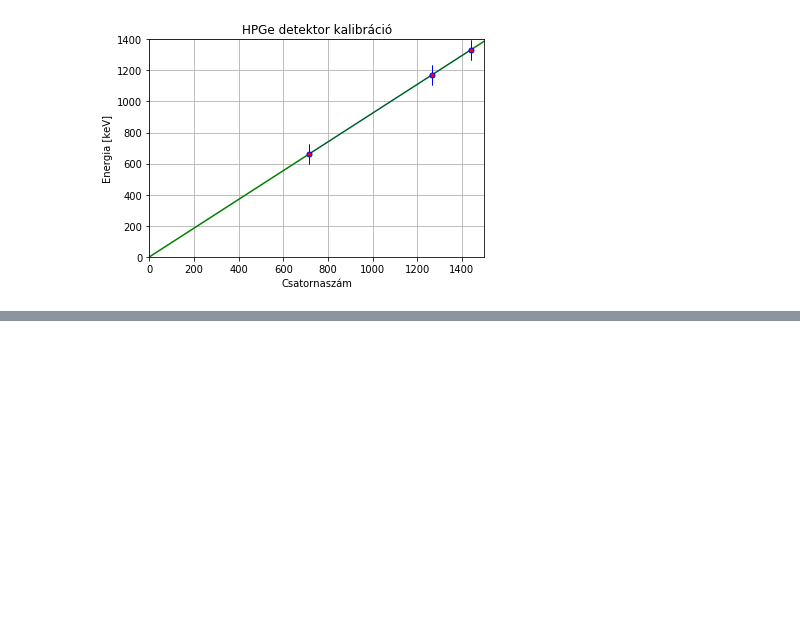
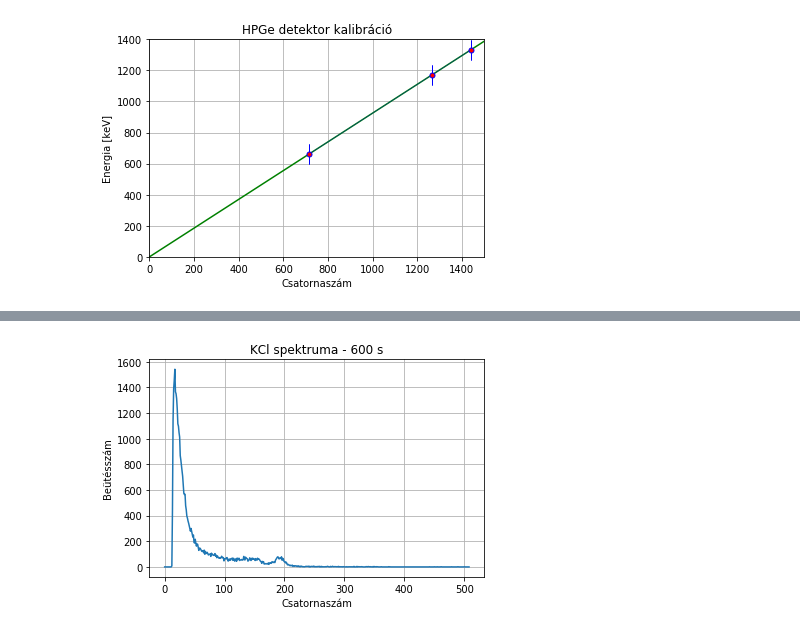
Before and after one commit to szigeti996/kvml, a Jupyter notebook: msp/msp.ipynb, the cells around one changed output, grey strips where cells are left out. Saved outputs shown, nothing was run; the diff lists cells and outputs as text; code cells hidden in the pictures; blank space fills up the shorter version.

```diff
--- a/msp/msp.ipynb
+++ b/msp/msp.ipynb
@@ -266,0 +309,12 @@ Params (m, b): [ 0.92557835 -0.2310341 ]
+# %%
+# KCl spektrum
+
+plt.plot(KClSp)
+xlabel('Csatornaszám')
+ylabel('Beütésszám')
+grid(True)
+title('KCl spektruma - 600 s')
+
+savefig('./KClspektrum.png')
+# %% [output]
+[figure, added]
```
Also changed, not shown: parts of 3 cells of this notebook, 27 other files.
